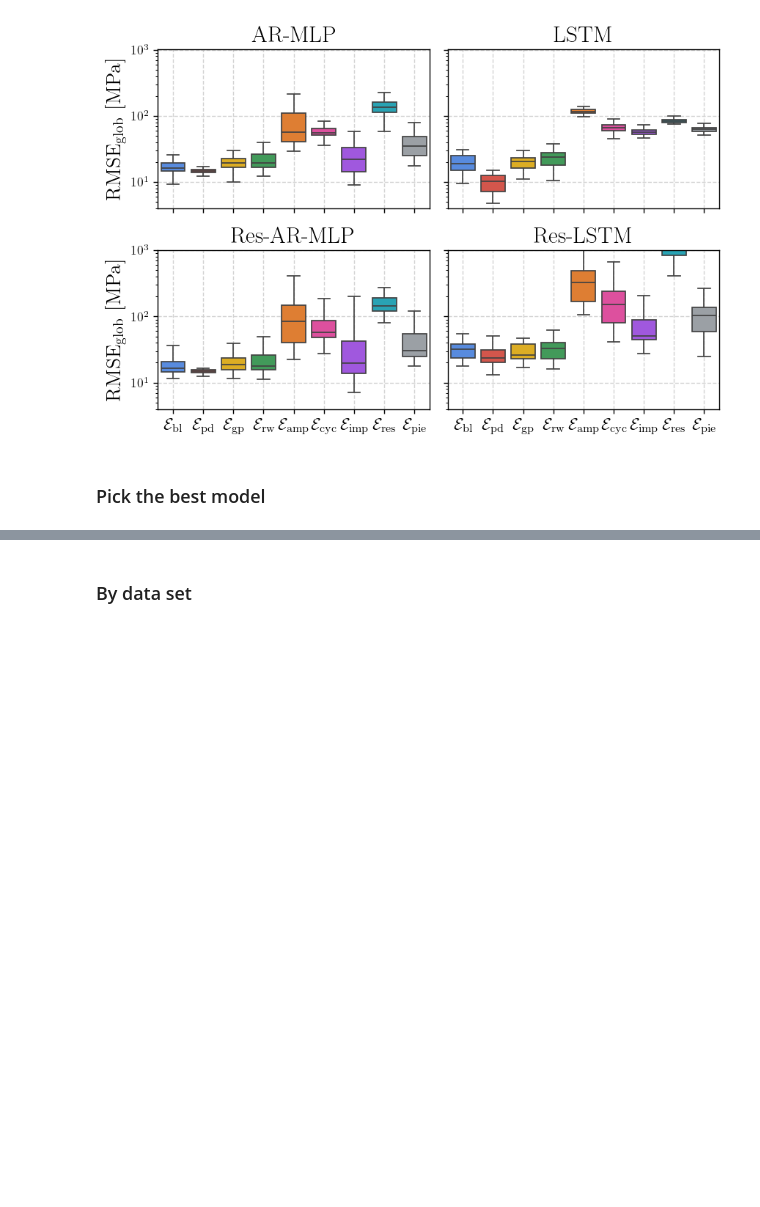
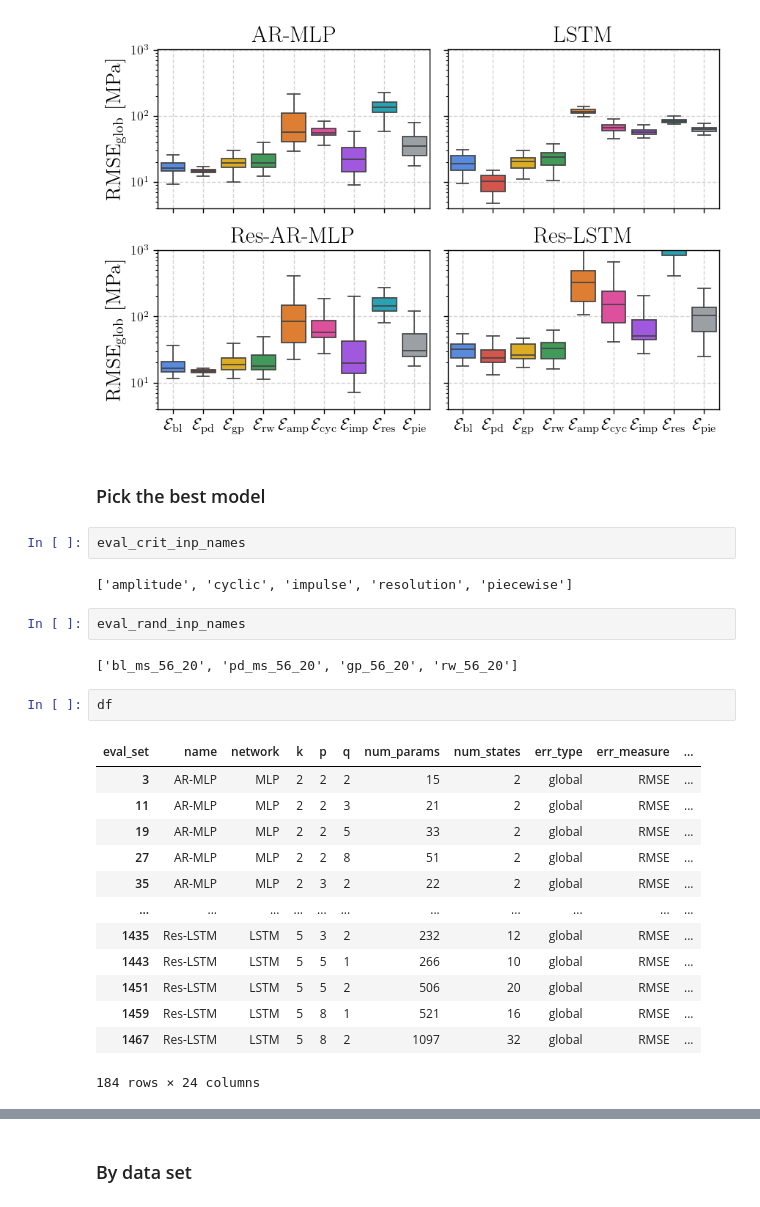
Before and after one commit to zsoca000/EP-neural-nets, a Jupyter notebook: notebooks/tasks/task1-grid-search.ipynb, the cells around one changed output, grey strips where cells are left out. Drawn from its saved outputs; the diff is of its cells as text; blank space fills up the shorter version.

```diff
--- a/notebooks/tasks/task1-grid-search.ipynb
+++ b/notebooks/tasks/task1-grid-search.ipynb
@@ -641,6 +617,30 @@ plt.show()
 [figure]
 # %% [markdown]
 ### Pick the best model
+# %%
+eval_crit_inp_names
+# %% [output]
+['amplitude', 'cyclic', 'impulse', 'resolution', 'piecewise']
+# %%
+eval_rand_inp_names
+# %% [output]
+['bl_ms_56_20', 'pd_ms_56_20', 'gp_56_20', 'rw_56_20']
+# %%
+df
+# %% [output]
+| eval_set | name | network | k | p | q | num_params | num_states | err_type | err_measure | ... |
+| 3 | AR-MLP | MLP | 2 | 2 | 2 | 15 | 2 | global | RMSE | ... |
+| 11 | AR-MLP | MLP | 2 | 2 | 3 | 21 | 2 | global | RMSE | ... |
+| 19 | AR-MLP | MLP | 2 | 2 | 5 | 33 | 2 | global | RMSE | ... |
+| 27 | AR-MLP | MLP | 2 | 2 | 8 | 51 | 2 | global | RMSE | ... |
+| 35 | AR-MLP | MLP | 2 | 3 | 2 | 22 | 2 | global | RMSE | ... |
+| ... | ... | ... | ... | ... | ... | ... | ... | ... | ... | ... |
+| 1435 | Res-LSTM | LSTM | 5 | 3 | 2 | 232 | 12 | global | RMSE | ... |
+| 1443 | Res-LSTM | LSTM | 5 | 5 | 1 | 266 | 10 | global | RMSE | ... |
+| 1451 | Res-LSTM | LSTM | 5 | 5 | 2 | 506 | 20 | global | RMSE | ... |
+| 1459 | Res-LSTM | LSTM | 5 | 8 | 1 | 521 | 16 | global | RMSE | ... |
+| 1467 | Res-LSTM | LSTM | 5 | 8 | 2 | 1097 | 32 | global | RMSE | ... |
+184 rows × 24 columns
 # %%
 df = groups.get_group(('global','RMSE'))
 
```
Also changed, not shown: parts of 11 cells of this notebook, 20 other files.
